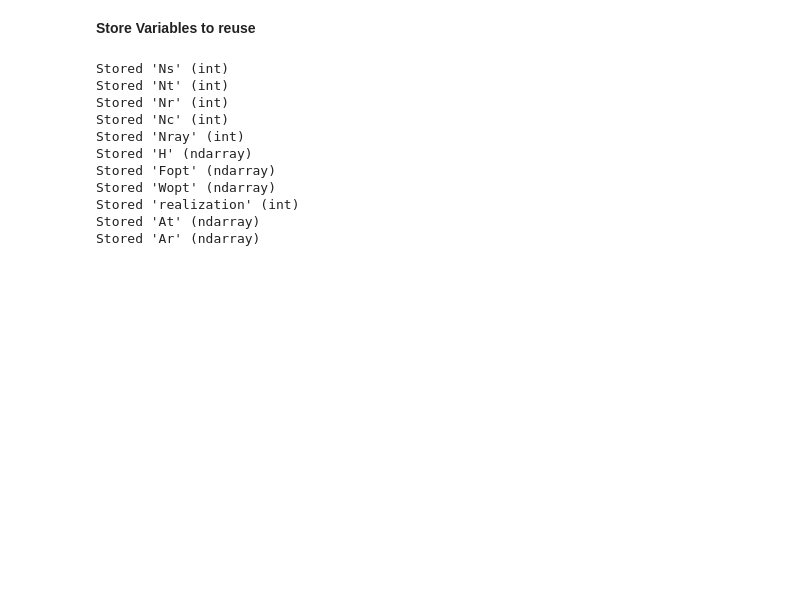
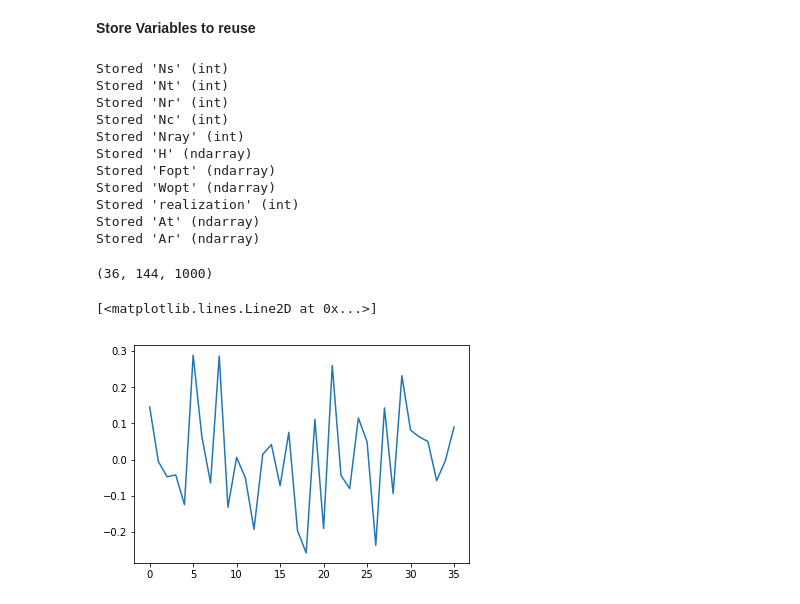
Before and after one commit to dienhoa/hybrid_beamforming_notebook, a Jupyter notebook: channel realization.ipynb, the cells around one changed output. Saved outputs shown, nothing was run; the diff lists cells and outputs as text; code cells hidden in the pictures; blank space fills up the shorter version.

```diff
--- a/channel realization.ipynb
+++ b/channel realization.ipynb
@@ -54,7 +54,7 @@ angle_sigma = 10/180*np.pi # standard deviation of the angles in azimuth and ele
 gamma = np.sqrt((Nt*Nr)/(Nc*Nray))
 sigma = 1 # according to the normalization condition of H
 
-realization = 100 # equivalent to number of taking sample
+realization = 1000 # equivalent to number of taking sample
 count = 0
 # %% [markdown]
 ### Example of Laplacian Distribution
@@ -101,7 +101,7 @@ for reali in range(realization):
         At[:,j,reali] = array_response(AoD[0,j],AoD[1,j],Nt) # UPA array response
         Ar[:,j,reali] = array_response(AoA[0,j],AoA[1,j],Nr)
         alpha[j,reali] = np.random.normal(0, np.sqrt(sigma/2)) + 1j*np.random.normal(0, np.sqrt(sigma/2)) # related to power normalization
-        H[:,:,reali] = H[:,:,reali] + alpha[j,reali]*np.dot(Ar[:,j,reali].reshape(Nr,1),np.transpose(At[:,j,reali].reshape(Nt,1))) # Review more proper code
+        H[:,:,reali] = H[:,:,reali] + alpha[j,reali]*Ar[:,[j],reali]@At[:,[j],reali].conj().T # Review more proper code
     H[:,:,reali] = gamma * H[:,:,reali]
     if (np.linalg.matrix_rank(H[:,:,reali])>=Ns):
         count = count + 1
@@ -147,3 +147,13 @@ Stored 'Wopt' (ndarray)
 Stored 'realization' (int)
 Stored 'At' (ndarray)
 Stored 'Ar' (ndarray)
+# %%
+print(H.shape)
+plt.plot(Wopt[:,2,1].real)
+# np.absolute(1.2 + 1j)
+# a = np.array([1+2j, 3+4j, 5+6j])
+# a.imag
+# %% [output]
+(36, 144, 1000)
+[<matplotlib.lines.Line2D at 0x...>]
+[figure, added]
```
Also changed, not shown: parts of 3 cells of this notebook, 2 other files.
